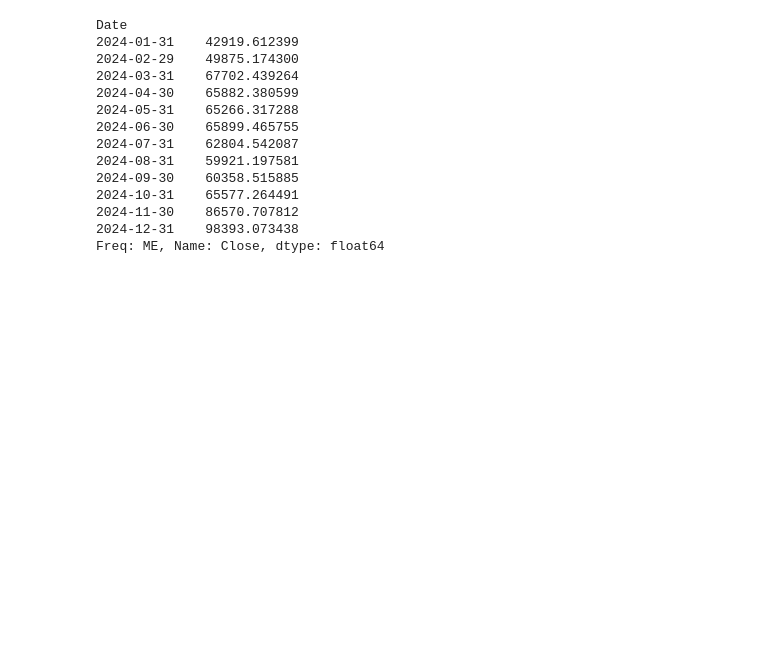
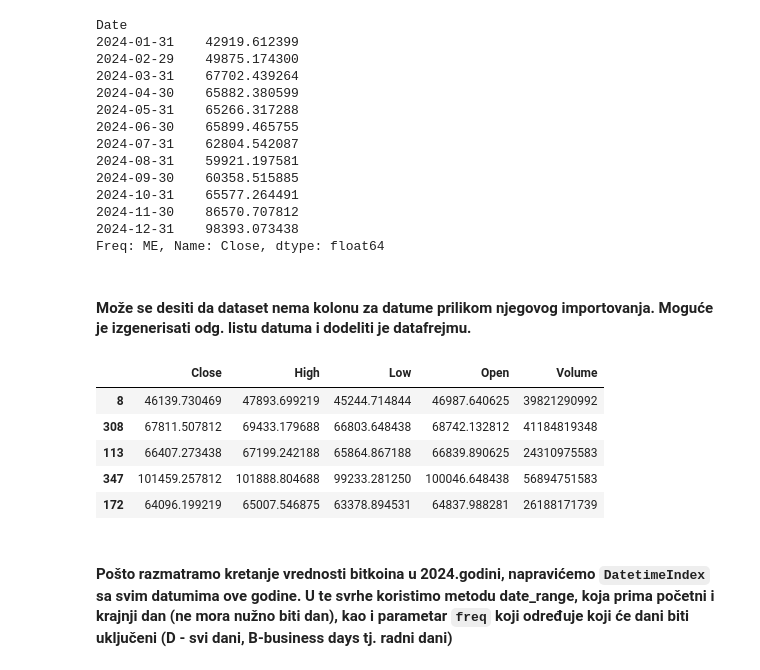
Before and after one commit to Niecmano/sempandas, a Jupyter notebook: notebooks/pandas5.ipynb, the cells around one changed output. Saved outputs shown, nothing was run; the diff lists cells and outputs as text; code cells hidden in the pictures; blank space fills up the shorter version.

```diff
--- a/notebooks/pandas5.ipynb
+++ b/notebooks/pandas5.ipynb
@@ -106,3 +107,17 @@ Date
 2024-11-30    86570.707812
 2024-12-31    98393.073438
 Freq: ME, Name: Close, dtype: float64
+# %% [markdown]
+#### Može se desiti da dataset nema kolonu za datume prilikom njegovog importovanja. Moguće je izgenerisati odg. listu datuma i dodeliti je datafrejmu.
+# %%
+bt = pd.read_csv('../data/btc24_bez_datuma.csv')
+bt.sample(5)
+# %% [output]
+|  | Close | High | Low | Open | Volume |
+| 8 | 46139.730469 | 47893.699219 | 45244.714844 | 46987.640625 | 39821290992 |
+| 308 | 67811.507812 | 69433.179688 | 66803.648438 | 68742.132812 | 41184819348 |
+| 113 | 66407.273438 | 67199.242188 | 65864.867188 | 66839.890625 | 24310975583 |
+| 347 | 101459.257812 | 101888.804688 | 99233.281250 | 100046.648438 | 56894751583 |
+| 172 | 64096.199219 | 65007.546875 | 63378.894531 | 64837.988281 | 26188171739 |
+# %% [markdown]
+#### Pošto razmatramo kretanje vrednosti bitkoina u 2024.godini, napravićemo `DatetimeIndex` sa svim datumima ove godine. U te svrhe koristimo metodu date_range, koja prima početni i krajnji dan (ne mora nužno biti dan), kao i parametar `freq` koji određuje koji će dani biti uključeni (D - svi dani, B-business days tj. radni dani)
```
Also changed, not shown: parts of 10 cells of this notebook, 7 other files.
